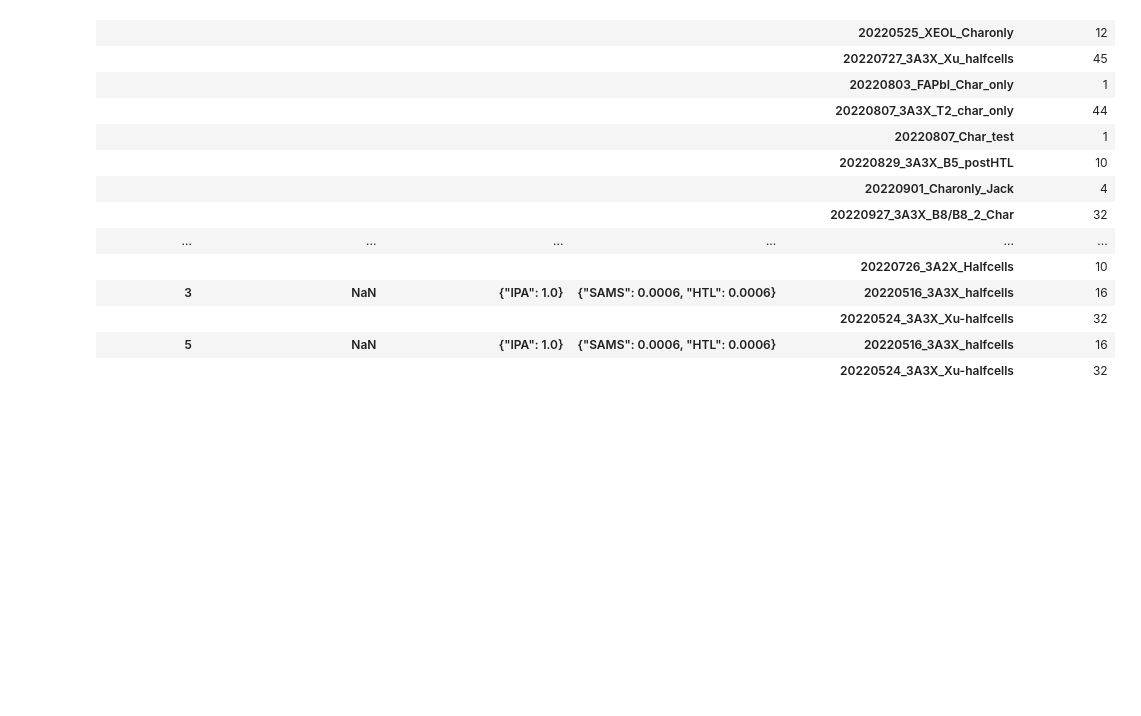
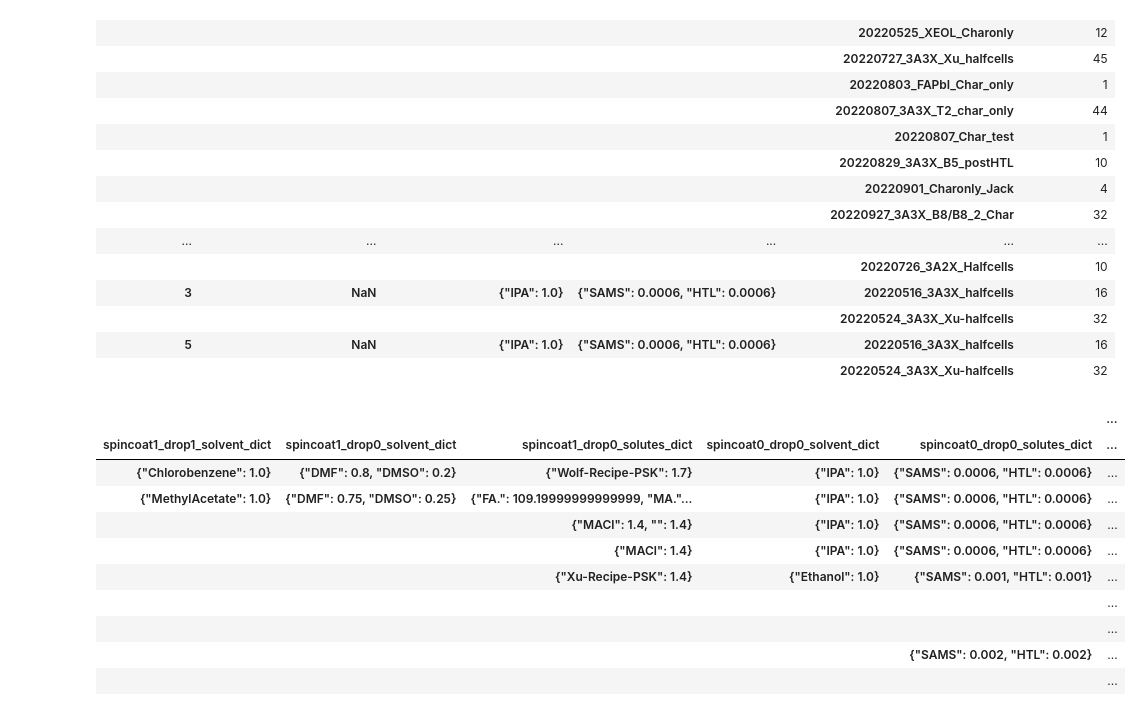
Before and after one commit to fenning-research-group/PASCAL_TrainView, a Jupyter notebook: input_eda.ipynb, the cells around one changed output. Saved outputs shown, nothing was run; the diff lists cells and outputs as text; code cells hidden in the pictures; blank space fills up the shorter version.

Commit message:
show data for 2,3,5-spincoat batches

```diff
--- a/input_eda.ipynb
+++ b/input_eda.ipynb
@@ -252,3 +252,28 @@ pd.DataFrame(sample_input_df.groupby(
 |  |  |  |  | 20220524_3A3X_Xu-halfcells | 32 |
 | 5 | NaN | {"IPA": 1.0} | {"SAMS": 0.0006, "HTL": 0.0006} | 20220516_3A3X_halfcells | 16 |
 |  |  |  |  | 20220524_3A3X_Xu-halfcells | 32 |
+# %%
+# for batches with more than one spincoat, show them individually
+# 2 spincoat batches
+
+spins_2 = pd.DataFrame(sample_input_df[sample_input_df['spincoat_count'] == 2]
+    .groupby(['spincoat1_drop1_solvent_dict', # first group by antisolvent
+        'spincoat1_drop0_solvent_dict', 'spincoat1_drop0_solutes_dict', # then by actual film solution
+        'spincoat0_drop0_solvent_dict', 'spincoat0_drop0_solutes_dict',
+        'batch'],
+        dropna=False)
+    .size().rename('num_samples')
+)
+spins_2
+# %% [output]
+|  |  |  |  |  | ... |
+| spincoat1_drop1_solvent_dict | spincoat1_drop0_solvent_dict | spincoat1_drop0_solutes_dict | spincoat0_drop0_solvent_dict | spincoat0_drop0_solutes_dict | ... |
+| {"Chlorobenzene": 1.0} | {"DMF": 0.8, "DMSO": 0.2} | {"Wolf-Recipe-PSK": 1.7} | {"IPA": 1.0} | {"SAMS": 0.0006, "HTL": 0.0006} | ... |
+| {"MethylAcetate": 1.0} | {"DMF": 0.75, "DMSO": 0.25} | {"FA.": 109.19999999999999, "MA."... | {"IPA": 1.0} | {"SAMS": 0.0006, "HTL": 0.0006} | ... |
+|  |  | {"MACl": 1.4, "": 1.4} | {"IPA": 1.0} | {"SAMS": 0.0006, "HTL": 0.0006} | ... |
+|  |  | {"MACl": 1.4} | {"IPA": 1.0} | {"SAMS": 0.0006, "HTL": 0.0006} | ... |
+|  |  | {"Xu-Recipe-PSK": 1.4} | {"Ethanol": 1.0} | {"SAMS": 0.001, "HTL": 0.001} | ... |
+|  |  |  |  |  | ... |
+|  |  |  |  |  | ... |
+|  |  |  |  | {"SAMS": 0.002, "HTL": 0.002} | ... |
+|  |  |  |  |  | ... |
```
Also changed, not shown: parts of 2 cells of this notebook.
